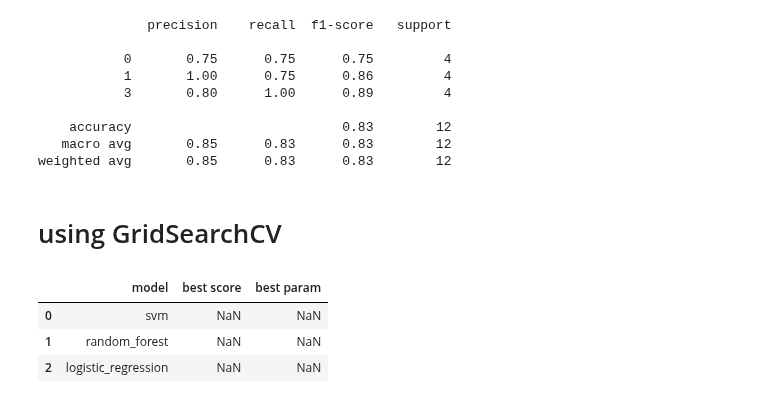
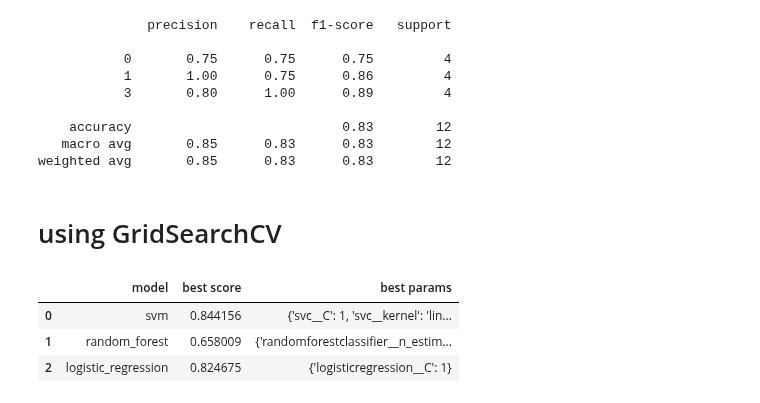
Before and after one commit to taslimmuhammed/celebrity_image_classification, a Jupyter notebook: model/image_classification.ipynb, the cells around one changed output. Drawn from its saved outputs; the diff is of its cells as text; code cells hidden in the pictures.

Commit message:
model finished

```diff
--- a/model/image_classification.ipynb
+++ b/model/image_classification.ipynb
@@ -169,7 +169,7 @@ from sklearn.model_selection import GridSearchCV
 # %%
 model_params = {
     'svm': {
-        'model': svm.SVC(gamma='auto',probability=True),
+        'model': SVC(gamma='auto',probability=True),
         'params' : {
             'svc__C': [1,10,100,1000],
             'svc__kernel': ['rbf','linear']
@@ -191,23 +191,22 @@ model_params = {
 # %%
 scores = []
 best_estimator = {}
 import pandas as pd
 for algo, mp in model_params.items():
     pipe = make_pipeline(StandardScaler(), mp["model"])
     clf = GridSearchCV(pipe, mp["params"], cv=5, return_train_score=False)
     clf.fit(X_train, y_train)
     scores.append({
         "model":algo,
-        "best_score":clf.best_score_,
-        "best_params":clf.best_params_
+        "best score":clf.best_score_,
+        "best params":clf.best_params_
     })
     best_estimator[algo] = clf.best_estimator_
 
-
-# df = pd.DataFrame(scores, columns = ["model","best score", "best param"])
-# df
+df = pd.DataFrame(scores, columns = ["model","best score", "best params"])
+df
 # %% [output]
-|  | model | best score | best param |
-| 0 | svm | NaN | NaN |
-| 1 | random_forest | NaN | NaN |
-| 2 | logistic_regression | NaN | NaN |
+|  | model | best score | best params |
+| 0 | svm | 0.844156 | {'svc__C': 1, 'svc__kernel': 'lin... |
+| 1 | random_forest | 0.658009 | {'randomforestclassifier__n_estim... |
+| 2 | logistic_regression | 0.824675 | {'logisticregression__C': 1} |
```
Also changed, not shown: parts of 8 cells of this notebook, 2 other files.
